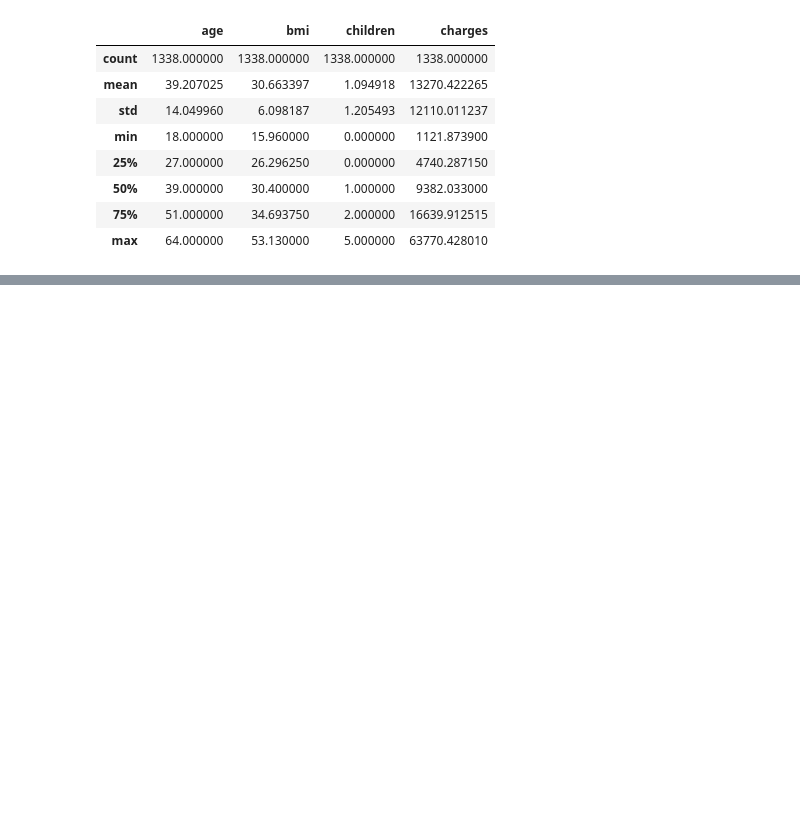
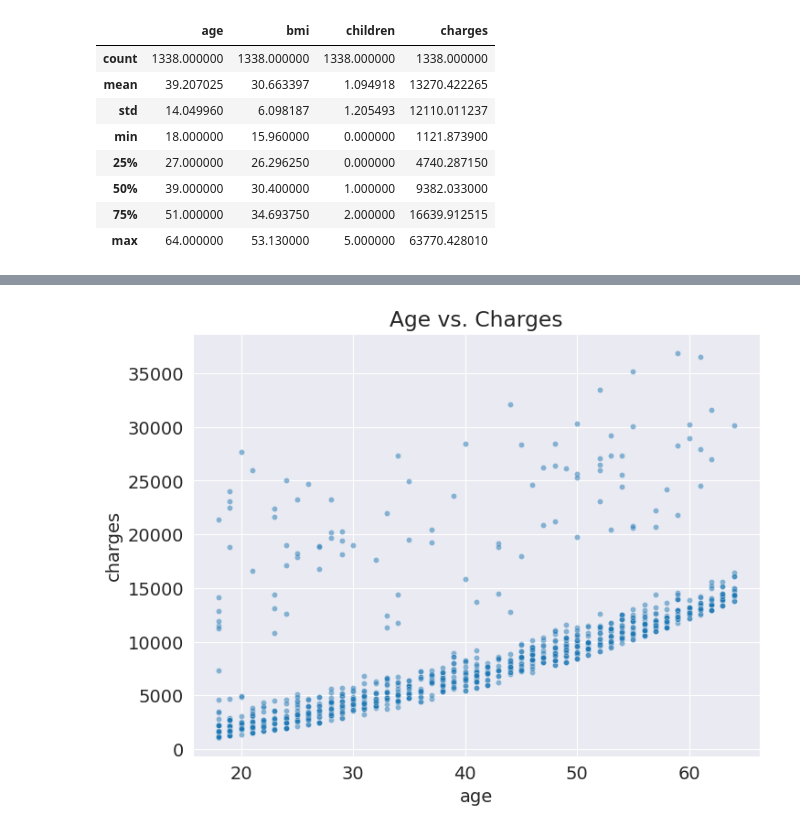
Before and after one commit to Veritate1311/Portfolio, a Jupyter notebook: Medical_record.ipynb, the cells around one changed output, grey strips where cells are left out. Cells and saved outputs as stored; diff of their text form; code cells hidden in the pictures; blank space fills up the shorter version.

```diff
--- a/Medical_record.ipynb
+++ b/Medical_record.ipynb
@@ -62,0 +307,7 @@ medical_df.describe()
+# %%
+non_smoker_df=medical_df[medical_df.smoker=='no']
+# %%
+plt.title('Age vs. Charges')
+sns.scatterplot(data=non_smoker_df, x='age', y='charges', alpha=0.5, s=20);
+# %% [output]
+[figure, added]
```
Also changed, not shown: parts of 30 cells of this notebook.
